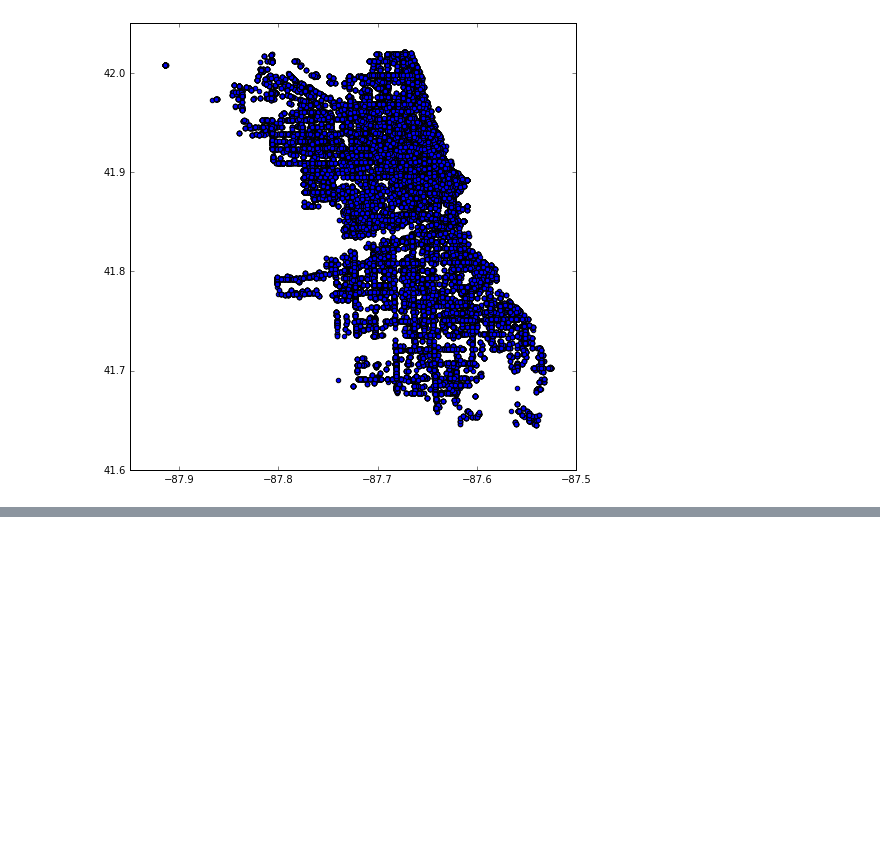
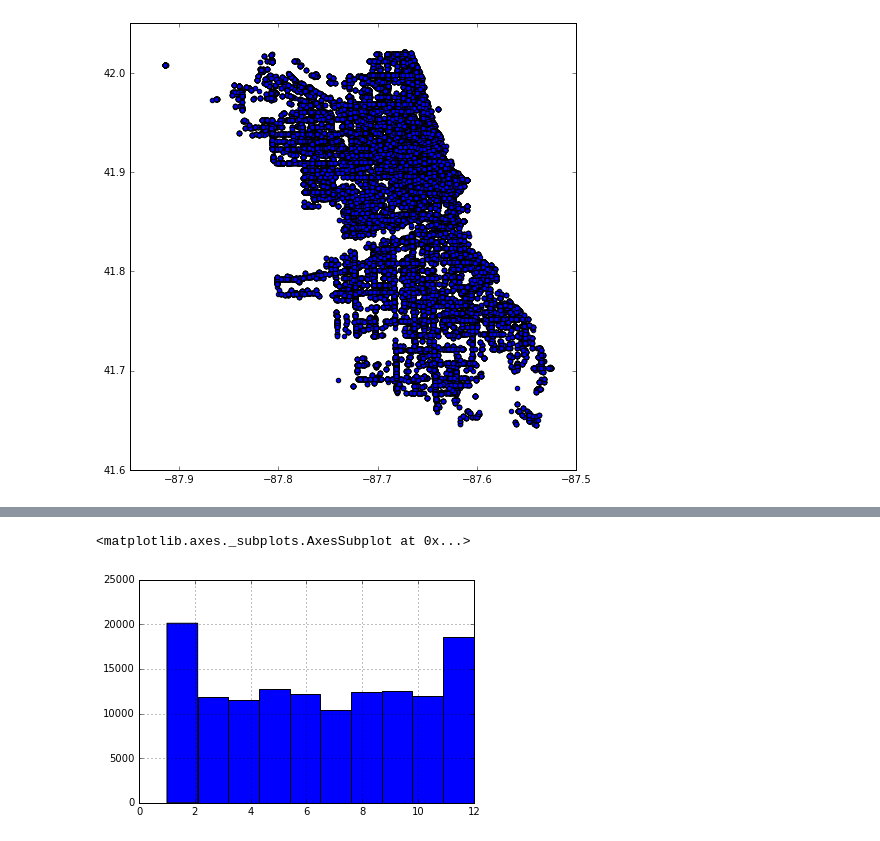
Before and after one commit to CS109-Chicago-food-inspections/CS109project, a Jupyter notebook: data/explore inspections.ipynb, the cells around one changed output, grey strips where cells are left out. Cells and saved outputs as stored; diff of their text form; code cells hidden in the pictures; blank space fills up the shorter version.

Commit message:
added code to generate graphs

```diff
--- a/data/explore inspections.ipynb
+++ b/data/explore inspections.ipynb
@@ -71,0 +76,5 @@ Looks like Chicago to me!
+# %%
+df['month'].hist()
+# %% [output]
+<matplotlib.axes._subplots.AxesSubplot at 0x...>
+[figure, added]
```
Also changed, not shown: parts of 20 cells of this notebook.
